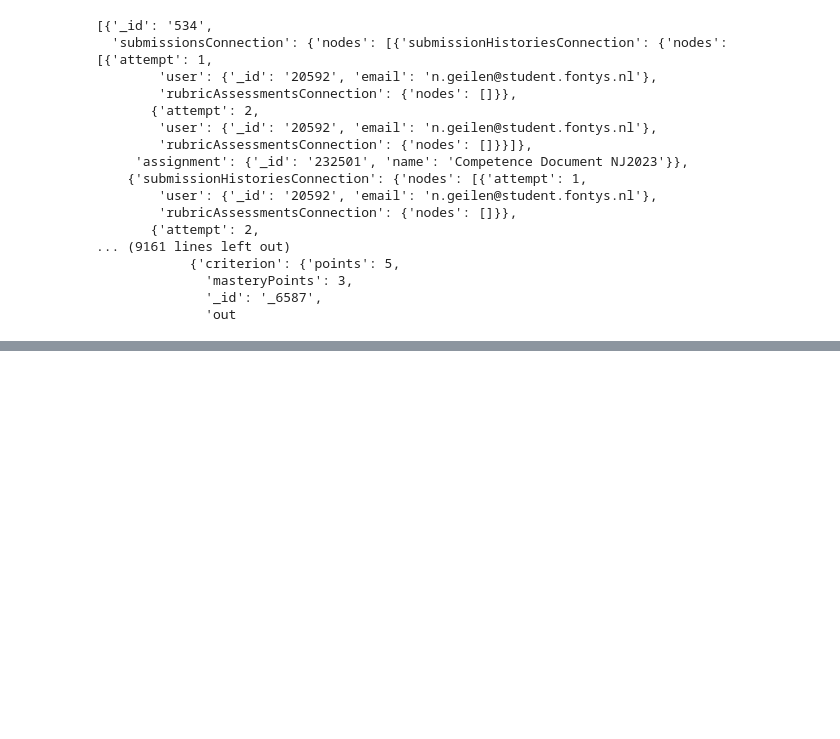
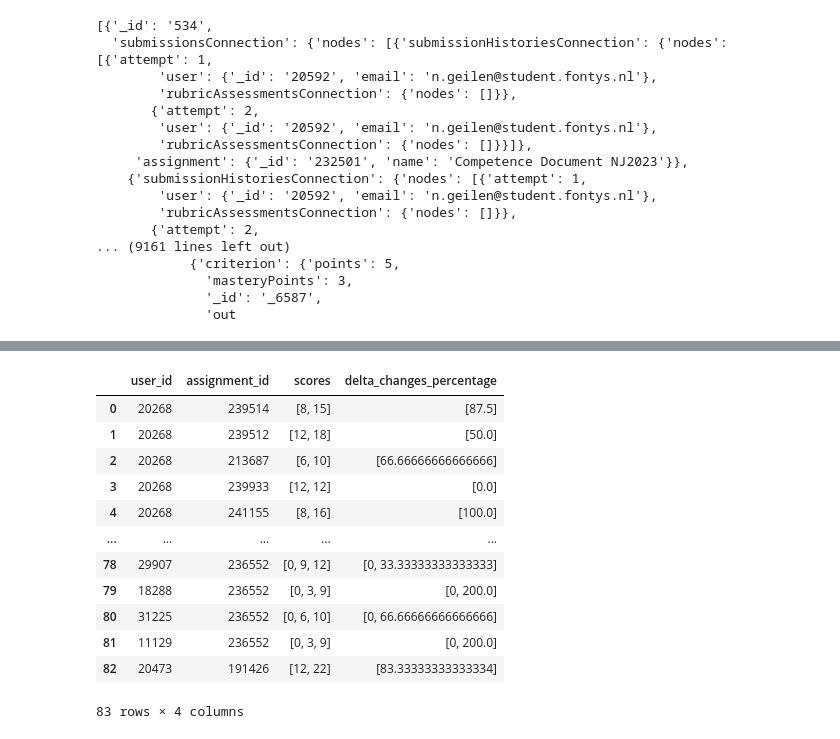
Before and after one commit to Typiqally/canvas-grade-correlation, a Jupyter notebook: main.ipynb, the cells around one changed output, grey strips where cells are left out. Drawn from its saved outputs; the diff is of its cells as text; code cells hidden in the pictures; blank space fills up the shorter version.

```diff
--- a/main.ipynb
+++ b/main.ipynb
@@ -209,0 +125,37 @@ df_table
+# %%
+import pandas as pd
+
+# Initialize an empty list to store table rows
+table_data = []
+
+# Iterate over each user in filtered_list
+for user, assignments in filtered_list.items():
+    for assignment, data in assignments.items():
+        scores = data['scores']
+        delta_changes_percentage = data['delta_changes_percentage']
+        table_data.append({
+            'user_id': user,
+            'assignment_id': assignment,
+            'scores': scores,
+            'delta_changes_percentage': delta_changes_percentage
+        })
+
+# Create a DataFrame from the table data
+df_table = pd.DataFrame(table_data)
+
+# Display the DataFrame
+df_table
+# %% [output]
+|  | user_id | assignment_id | scores | delta_changes_percentage |
+| 0 | 20268 | 239514 | [8, 15] | [87.5] |
+| 1 | 20268 | 239512 | [12, 18] | [50.0] |
+| 2 | 20268 | 213687 | [6, 10] | [66.66666666666666] |
+| 3 | 20268 | 239933 | [12, 12] | [0.0] |
+| 4 | 20268 | 241155 | [8, 16] | [100.0] |
+| ... | ... | ... | ... | ... |
+| 78 | 29907 | 236552 | [0, 9, 12] | [0, 33.33333333333333] |
+| 79 | 18288 | 236552 | [0, 3, 9] | [0, 200.0] |
+| 80 | 31225 | 236552 | [0, 6, 10] | [0, 66.66666666666666] |
+| 81 | 11129 | 236552 | [0, 3, 9] | [0, 200.0] |
+| 82 | 20473 | 191426 | [12, 22] | [83.33333333333334] |
+83 rows × 4 columns
```
Also changed, not shown: parts of 10 cells of this notebook.
